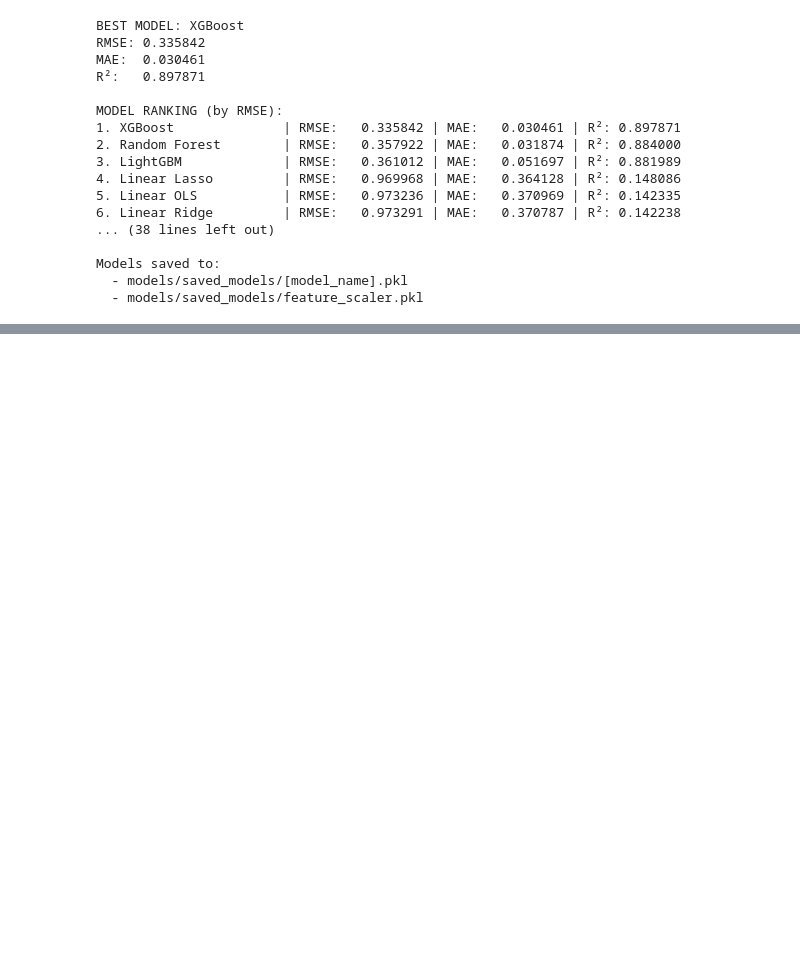
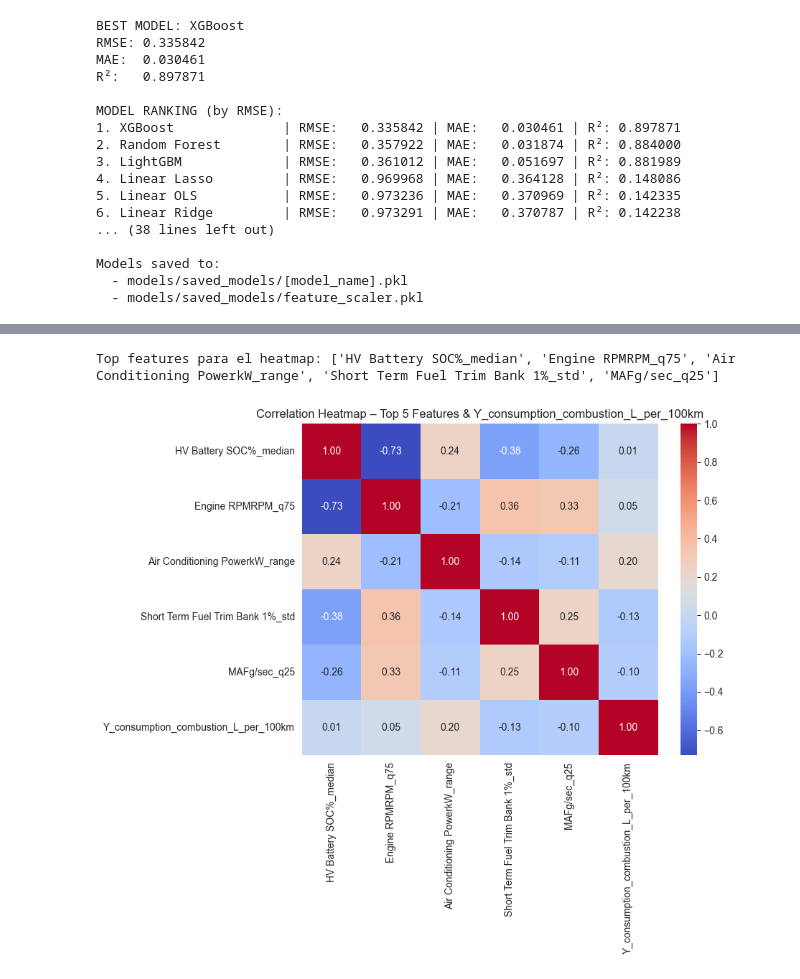
Before and after one commit to joaco1212004/VED-TPF-ML-Fadel-DiCola, a Jupyter notebook: 2model_run_Metrics_csv copy 2.ipynb, the cells around one changed output, grey strips where cells are left out. Saved outputs shown, nothing was run; the diff lists cells and outputs as text; code cells hidden in the pictures; blank space fills up the shorter version.

```diff
--- a/2model_run_Metrics_csv copy 2.ipynb
+++ b/2model_run_Metrics_csv copy 2.ipynb
@@ -574,0 +583,35 @@ Models saved to:
+# %%
+# 1) Tomamos el mejor modelo (ya lo tenés del comparator)
+best_model = all_models[best_model_name]
+
+if hasattr(best_model, "feature_importances_"):
+    # 2) Importancias y nombres de features (los mismos con los que entrenaste)
+    importances = best_model.feature_importances_
+    feature_names = X_train_scaled.columns  # usa acá el X_* que corresponda en tu notebook
+
+    # 3) Elegimos, por ejemplo, las 5 features más importantes
+    top_k = 5
+    idx_sorted = np.argsort(importances)[::-1]
+    top_features = feature_names[idx_sorted][:top_k]
+
+    print("Top features para el heatmap:", list(top_features))
+
+    # 4) Armamos un DataFrame con esas features + el target
+    corr_df = pd.concat(
+        [
+            X_train_scaled[top_features],
+            pd.Series(y_train, name=target_col, index=X_train_scaled.index),
+        ],
+        axis=1
+    )
+
+    # 5) Calculamos y graficamos la matriz de correlación
+    plt.figure(figsize=(8, 6))
+    sns.heatmap(corr_df.corr(), annot=True, cmap="coolwarm", fmt=".2f")
+    plt.title(f"Correlation Heatmap – Top {top_k} Features & {target_col}")
+    plt.show()
+else:
+    print(f"El modelo {best_model_name} no tiene 'feature_importances_' (p.ej. LinearRegression).")
+# %% [output]
+Top features para el heatmap: ['HV Battery SOC%_median', 'Engine RPMRPM_q75', 'Air Conditioning PowerkW_range', 'Short Term Fuel Trim Bank 1%_std', 'MAFg/sec_q25']
+[figure, added]
```
Also changed, not shown: parts of 5 cells of this notebook, 21 other files.
